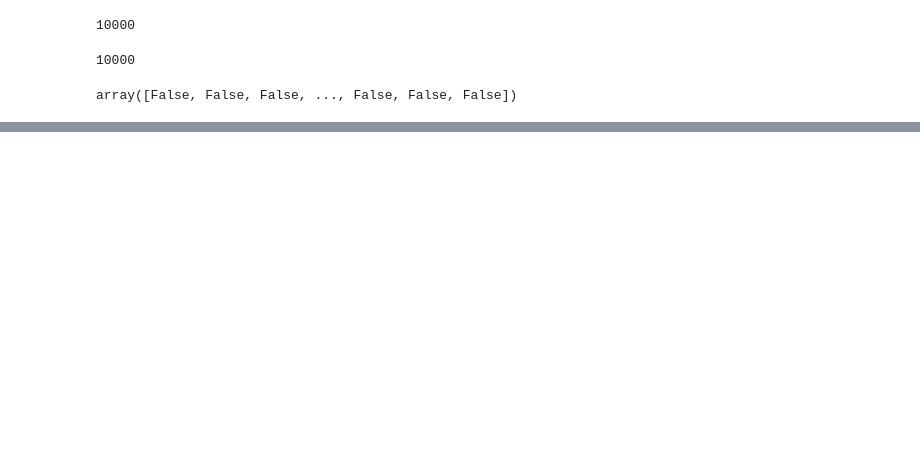
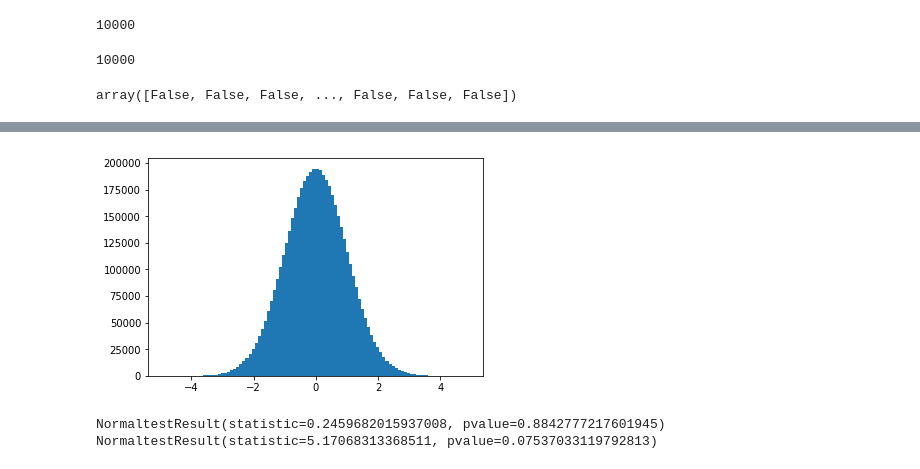
Before and after one commit to tmerrittsmith/normal_distribution_sampler, a Jupyter notebook: normal_distribution_sampler_1.ipynb, the cells around one changed output, grey strips where cells are left out. Drawn from its saved outputs; the diff is of its cells as text; code cells hidden in the pictures; blank space fills up the shorter version.

```diff
--- a/normal_distribution_sampler_1.ipynb
+++ b/normal_distribution_sampler_1.ipynb
@@ -373,0 +369,5 @@ plt.show()
+# %%
+%time
+plt.hist(np.random.normal(size=5000000), bins=100)
+plt.show()
+# %% [output]
@@ -373,0 +376,10 @@ plt.show()
+[figure, added]
+# %%
+from scipy.stats import normaltest
+
+print(normaltest(np.random.normal(size=5000000)))
+
+print(normaltest(sampler.sample(n=500000)))
+# %% [output]
+NormaltestResult(statistic=0.2459682015937008, pvalue=0.8842777217601945)
+NormaltestResult(statistic=5.17068313368511, pvalue=0.07537033119792813)
```
Also changed, not shown: parts of 18 cells of this notebook.
